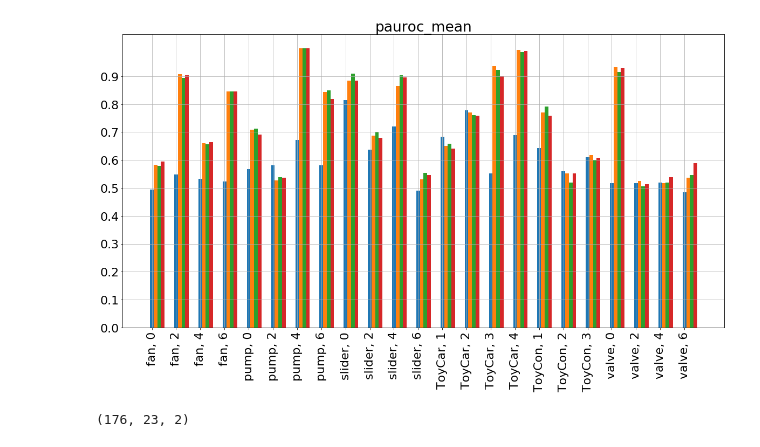
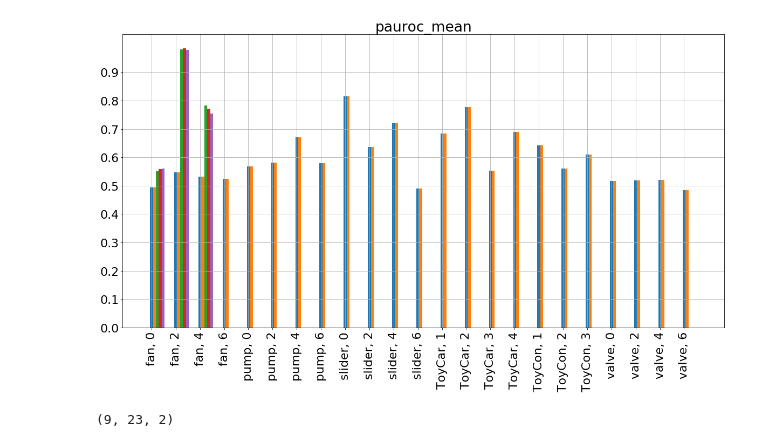
Before and after one commit to OptimusPrimus/dcase2020_task2, a Jupyter notebook: notebooks/bar_plot.ipynb, the cells around one changed output. Drawn from its saved outputs; the diff is of its cells as text; code cells hidden in the pictures.

```diff
--- a/notebooks/bar_plot.ipynb
+++ b/notebooks/bar_plot.ipynb
@@ -90,5 +92,5 @@ print(len(experiments_baseline))
 # %%
-experiments = experiments_classification + experiments_baseline
+experiments = experiments_conv_class # + experiments_classification # experiments_conv_class # experiments_conv_class # experiments_classification + experiments_baseline +
 descriptors = set()
 for experiment in experiments:
     descriptors = descriptors.union(set([experiment['config']['descriptor']]))
@@ -196,0 +191,33 @@ data.shape
+# %%
+metric = 'auroc_mean'
+bar_width = 0.6
+bar_spacing=0.00
+top = 8
+
+top_k_data = data[indices, :, 0 if metric == 'auroc_mean' else 1][:top]
+baseline_data = data[0:1, :, 0 if metric == 'auroc_mean' else 1]
+to_visualize = np.concatenate([top_k_data])
+
+plt.figure(figsize=(20,10))
+plt.rcParams.update({'font.size': 22})
+plt.title(f'{metric}')
+labels = []
+
+for i in range(6):
+    for j in TRAINING_ID_MAP[i]:
+        labels.append("{}, {}".format(INVERSE_CLASS_MAP[i][:6], j))
+
+for i, d in enumerate(to_visualize):
+    plt.bar(
+        np.arange(len(labels)) + i * (bar_width / len(to_visualize) + bar_spacing),
+        d,
+        bar_width/ len(to_visualize),
+    )
+
+plt.xticks(np.arange(len(labels)), labels, rotation='vertical')
+plt.yticks(np.arange(0, 1., 0.1))
+plt.grid()
+plt.savefig(f'top_{top}_auc.png')
+plt.show()
+
+data.shape
@@ -197,33 +227,33 @@ data.shape
 # %%
 metric = 'pauroc_mean'
 
 top_k_data = data[indices, :, 0 if metric == 'auroc_mean' else 1][:top]
 baseline_data = data[0:1, :, 0 if metric == 'auroc_mean' else 1]
-top_k_data = np.concatenate([baseline_data, top_k_data])
+to_visualize = np.concatenate([baseline_data, top_k_data])
 
 plt.figure(figsize=(20,10))
 plt.rcParams.update({'font.size': 22})
 plt.title(f'{metric}')
 labels = []
 
 for i in range(6):
     for j in TRAINING_ID_MAP[i]:
         labels.append("{}, {}".format(INVERSE_CLASS_MAP[i][:6], j))
 
-for i, d in enumerate(top_k_data):
+for i, d in enumerate(to_visualize):
     plt.bar(
-        np.arange(len(labels)) + i * (bar_width / len(top_k_data) + bar_spacing),
+        np.arange(len(labels)) + i * (bar_width / len(to_visualize) + bar_spacing),
         d,
-        bar_width/ len(top_k_data),
+        bar_width/ len(to_visualize),
     )
 
 plt.xticks(np.arange(len(labels)), labels, rotation='vertical')
 plt.yticks(np.arange(0, 1., 0.1))
 plt.grid()
 plt.savefig(f'top_{top}_pauc.png')
 plt.show()
 
 data.shape
 # %% [output]
-[figure, old version]
+[figure, new version]
-(176, 23, 2)
+(9, 23, 2)
```
Also changed, not shown: parts of 9 cells of this notebook, 23 other files.
